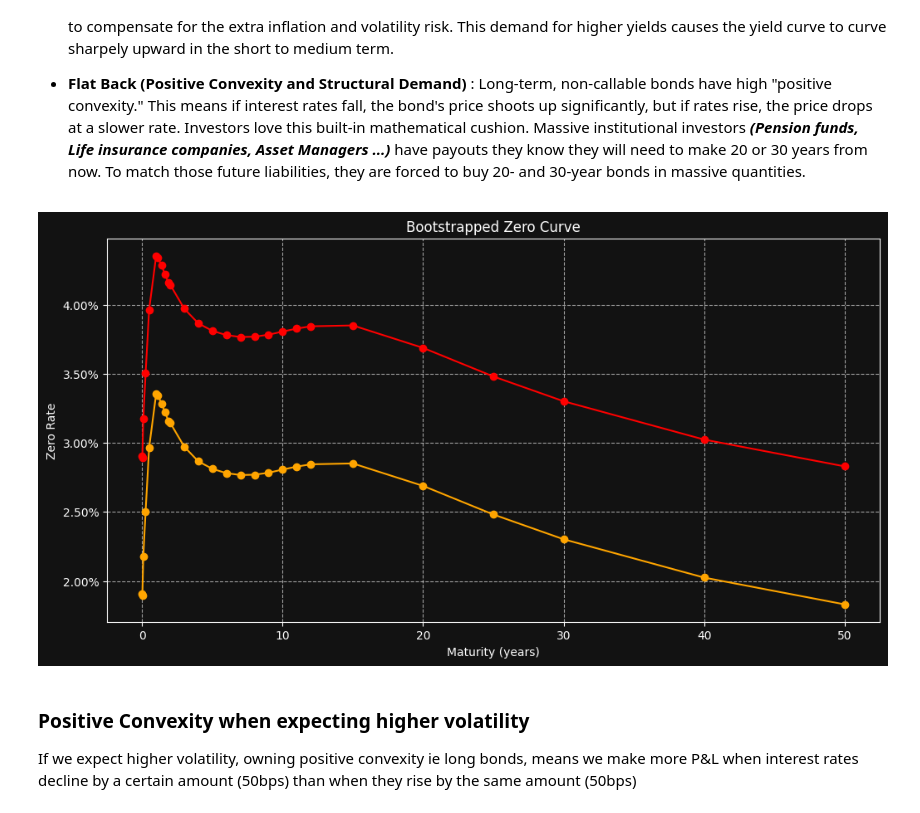
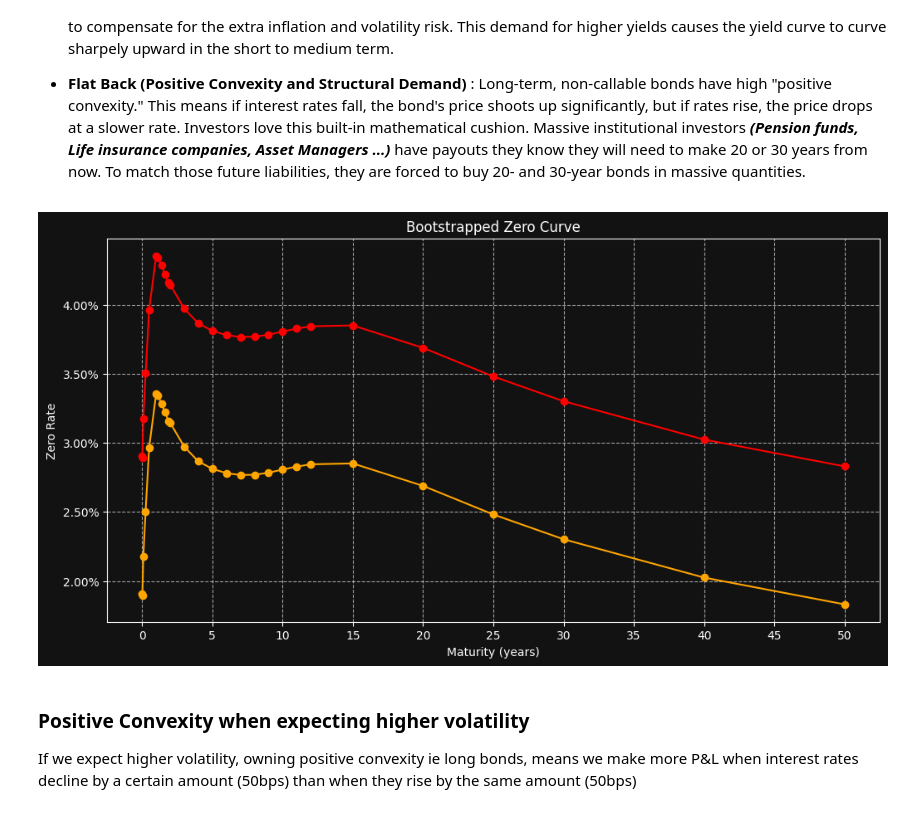
Before and after one commit to Smael-olk/Fixed_Income, a Jupyter notebook: main.ipynb, the cells around one changed output. Cells and saved outputs as stored; diff of their text form; code cells hidden in the pictures.

```diff
--- a/main.ipynb
+++ b/main.ipynb
@@ -196,15 +207,16 @@ PL =  €-7309393.11
 # %%
 plt.figure(figsize=(12,6))
 plt.plot(times, zero_rates, marker="o", color="orange")
 plt.plot(times, Shocked_zrates, marker="o", color="red")
 plt.title("Bootstrapped Zero Curve")
 plt.xlabel("Maturity (years)")
 plt.ylabel("Zero Rate")
+plt.gca().xaxis.set_major_locator(ticker.MultipleLocator(5))
 plt.gca().yaxis.set_major_formatter(ticker.PercentFormatter(xmax=1.0, decimals=2))
 plt.grid(True, linestyle="--", alpha=0.6)
 plt.show()
 # %% [output]
-[figure, old version]
+[figure, new version]
 # %% [markdown]
 ### Positive Convexity when expecting higher volatility
 
```
Also changed, not shown: parts of 7 cells of this notebook.
